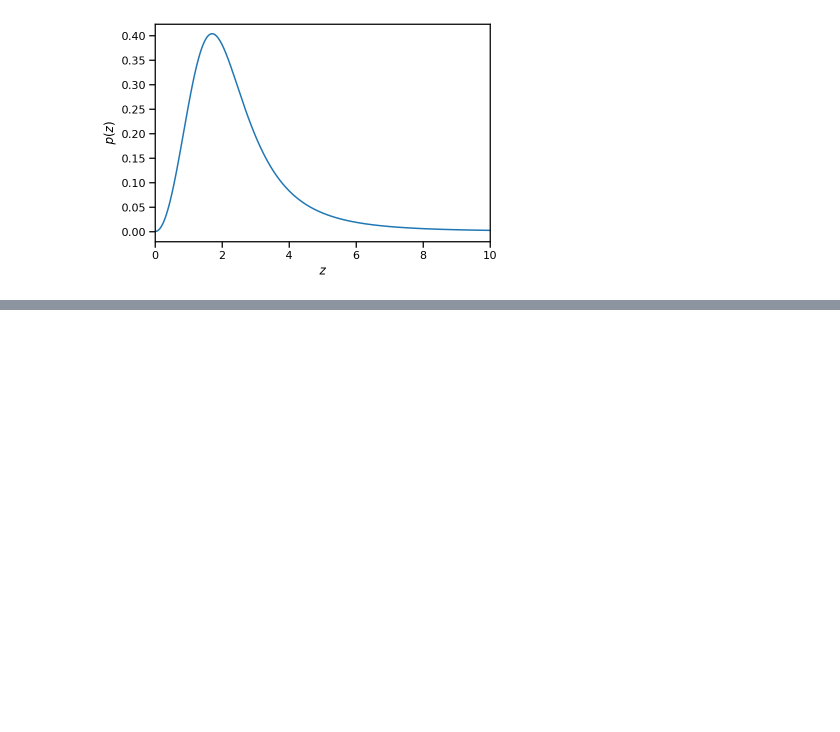
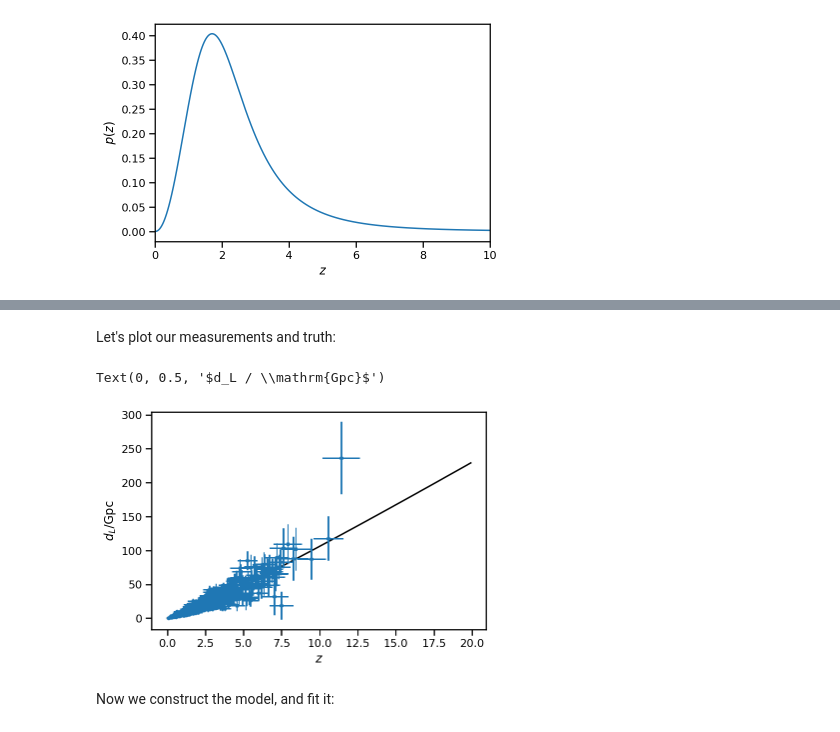
Before and after one commit to farr/PymcCosmology, a Jupyter notebook: notebooks/examples.ipynb, the cells around one changed output, grey strips where cells are left out. Saved outputs shown, nothing was run; the diff lists cells and outputs as text; code cells hidden in the pictures; blank space fills up the shorter version.

```diff
--- a/notebooks/examples.ipynb
+++ b/notebooks/examples.ipynb
@@ -91,3 +149,16 @@ sigma_d = 0.1*dt
 zo = zt + sigma_z*randn(Nobs)
 do = dt + sigma_d*randn(Nobs)
+# %% [markdown]
+Let's plot our measurements and truth:
+# %%
+m = zi < 20
+plot(zi[m], cosmo.Planck18.luminosity_distance(zi).to(u.Gpc).value[m], color='k')
+errorbar(zo, do, xerr=sigma_z, yerr=sigma_d, fmt='.')
+xlabel(r'$z$')
+ylabel(r'$d_L / \mathrm{Gpc}$')
+# %% [output]
+Text(0, 0.5, '$d_L / \\mathrm{Gpc}$')
+[figure, added]
+# %% [markdown]
+Now we construct the model, and fit it:
 # %%
```
Also changed, not shown: parts of 27 cells of this notebook.
